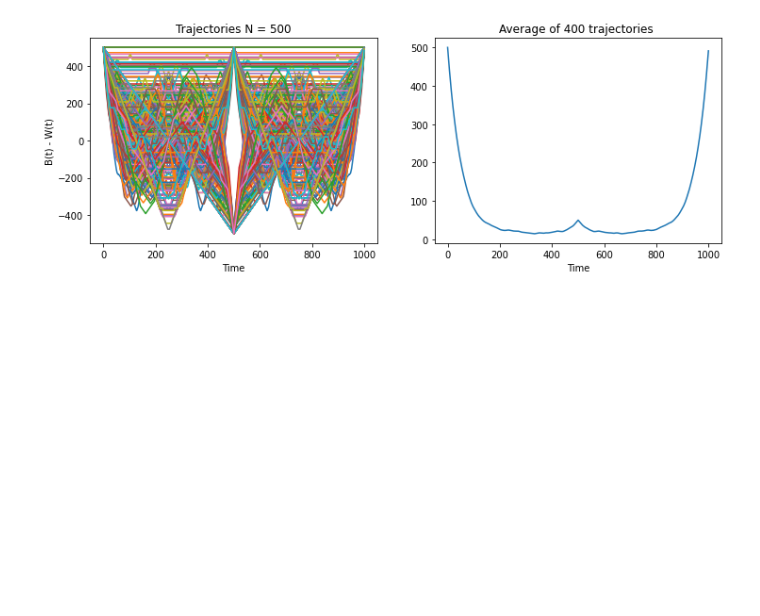
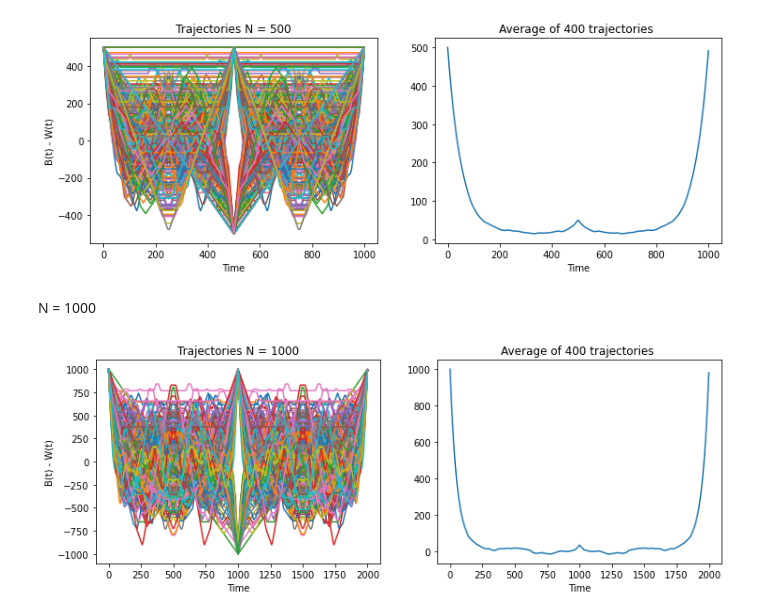
Before and after one commit to mijed/Statistical-Physics-for-Complex-Systems-Course, a Jupyter notebook: KacRing.ipynb, the cells around one changed output. Cells and saved outputs as stored; diff of their text form; code cells hidden in the pictures; blank space fills up the shorter version.

Commit message:
Kac Ring Model

```diff
--- a/KacRing.ipynb
+++ b/KacRing.ipynb
@@ -51,3 +50,44 @@ plt.xlabel("Time")
 plt.show()
 # %% [output]
 [figure]
+# %% [markdown]
+ N = 1000
+# %%
+# Size of the Ring
+N = 1000
+
+# Probability of a marker being on a given edge
+u = 0.009
+
+
+time_range = 2*N
+
+
+plt.figure(figsize=(12,4))
+avg = np.zeros(2*N)
+N_avg = 400
+for trajectory in range(N_avg):
+    # 1 - Black ball, -1 - White ball
+    balls = [1]*N
+    markers = random.choices([-1, 1], weights=[u, 1-u], k=N)
+    result = np.zeros(time_range)
+    for t in range(time_range):
+        result[t] += (balls.count(1) - balls.count(-1))
+        simulation_step(balls)
+
+    avg += result
+    plt.subplot(121)
+    plt.plot(range(time_range), result)
+    plt.title(f"Trajectories N = {N}")
+    plt.xlabel("Time")
+    plt.ylabel("B(t) - W(t)")
+
+
+
+plt.subplot(122)
+plt.plot(range(time_range), avg/400)
+plt.title(f"Average of {N_avg} trajectories ")
+plt.xlabel("Time")
+plt.show()
+# %% [output]
+[figure, added]
```
Also changed, not shown: parts of 4 cells of this notebook.
